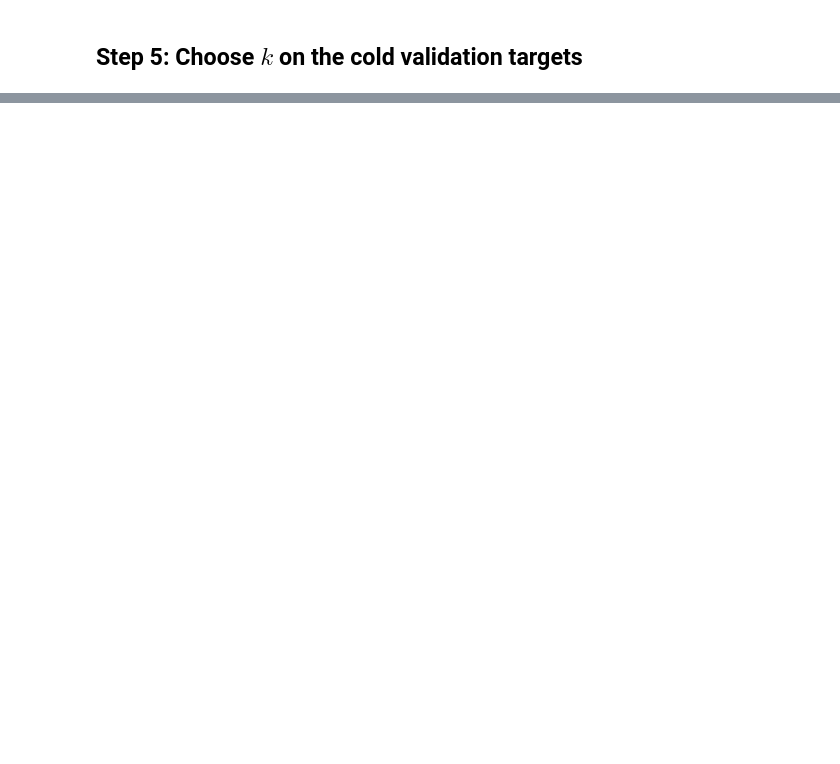
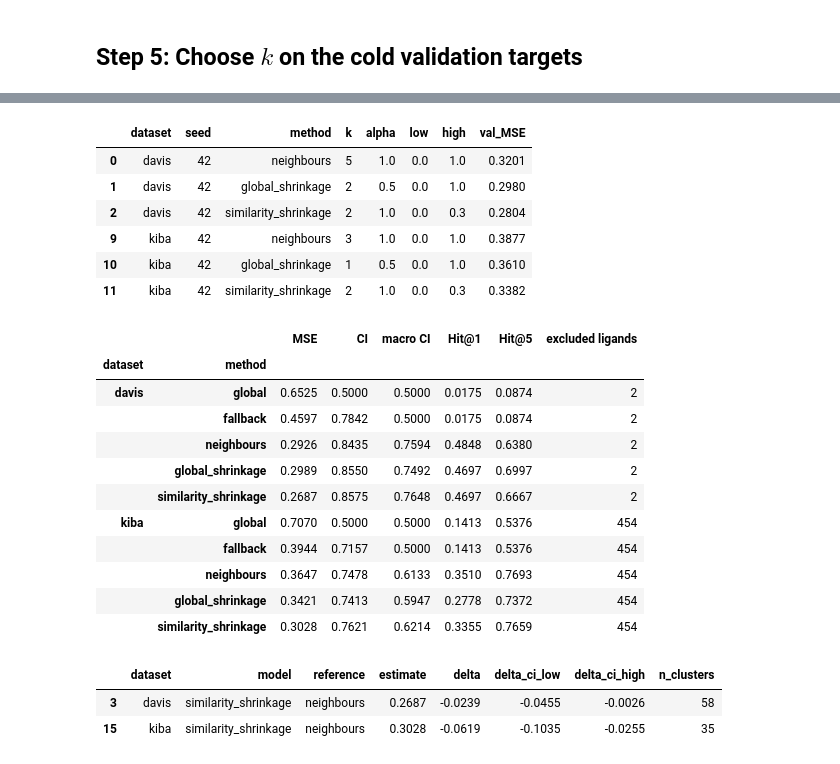
Before and after one commit to thisisadison/Retrieval-and-Recommendation, a Jupyter notebook: SC4020_Project2/task3_cold_target.ipynb, the cells around one changed output, grey strips where cells are left out. Drawn from its saved outputs; the diff is of its cells as text; code cells hidden in the pictures; blank space fills up the shorter version.

```diff
--- a/SC4020_Project2/task3_cold_target.ipynb
+++ b/SC4020_Project2/task3_cold_target.ipynb
@@ -82,20 +70,10 @@ pd.DataFrame(rows).set_index("dataset")
 
 The similarity uses no binding scores, so there is no label leakage and it can be computed for any brand-new target
 # %%
-def kmer_set(seq, k=3):
-    return {seq[i:i + k] for i in range(len(seq) - k + 1)}
+from project2_cold import sequence_similarity, kmer_set
 
 def jaccard_similarity(name, k=3):
-    keys = targets[name].index
-    sets = [kmer_set(s, k) for s in targets[name]["sequence"]]
-    vocab = {frag: i for i, frag in enumerate(sorted(set().union(*sets)))}
-    B = np.zeros((len(sets), len(vocab)))                 # 1 if the target contains the fragment
-    for r, frags in enumerate(sets):
-        B[r, [vocab[f] for f in frags]] = 1
-    inter = B @ B.T                                       # |A_i intersect A_j|
-    size = B.sum(axis=1)
-    union = size[:, None] + size[None, :] - inter          # |A_i union A_j|
-    return pd.DataFrame(inter / union, index=keys, columns=keys)
+    return sequence_similarity(targets[name], k)
 
 MAIN = "Jaccard 3-mer"
 similarities = {name: {MAIN: jaccard_similarity(name)} for name in pairs}
@@ -304,0 +230,39 @@ rel_df.round(3)
+# %%
+COLD_RESULTS = Path("results/cold")
+required = ["selected_parameters.csv", "test_metrics.csv", "paired_bootstrap.csv"]
+if all((COLD_RESULTS / name).exists() for name in required):
+    tuned = pd.read_csv(COLD_RESULTS / "selected_parameters.csv")
+    extended = pd.read_csv(COLD_RESULTS / "test_metrics.csv")
+    intervals = pd.read_csv(COLD_RESULTS / "paired_bootstrap.csv")
+    display(tuned[tuned["seed"] == SEED].round(4))
+    display(extended[extended["seed"] == SEED].set_index(["dataset", "method"])[
+        ["MSE", "CI", "macro CI", "Hit@1", "Hit@5", "excluded ligands"]].round(4))
+    display(intervals[(intervals["seed"] == SEED) &
+                      (intervals["cluster"] == "target_key") &
+                      (intervals["model"] == "similarity_shrinkage")][
+        ["dataset", "model", "reference", "estimate", "delta", "delta_ci_low", "delta_ci_high", "n_clusters"]].round(4))
+else:
+    print("Extended experiments have not been generated. Run: python project2_cold.py")
+# %% [output]
+|  | dataset | seed | method | k | alpha | low | high | val_MSE |
+| 0 | davis | 42 | neighbours | 5 | 1.0 | 0.0 | 1.0 | 0.3201 |
+| 1 | davis | 42 | global_shrinkage | 2 | 0.5 | 0.0 | 1.0 | 0.2980 |
+| 2 | davis | 42 | similarity_shrinkage | 2 | 1.0 | 0.0 | 0.3 | 0.2804 |
+| 9 | kiba | 42 | neighbours | 3 | 1.0 | 0.0 | 1.0 | 0.3877 |
+| 10 | kiba | 42 | global_shrinkage | 1 | 0.5 | 0.0 | 1.0 | 0.3610 |
+| 11 | kiba | 42 | similarity_shrinkage | 2 | 1.0 | 0.0 | 0.3 | 0.3382 |
+|  |  | MSE | CI | macro CI | Hit@1 | Hit@5 | excluded ligands |
+| dataset | method |  |  |  |  |  |  |
+| davis | global | 0.6525 | 0.5000 | 0.5000 | 0.0175 | 0.0874 | 2 |
+|  | fallback | 0.4597 | 0.7842 | 0.5000 | 0.0175 | 0.0874 | 2 |
+|  | neighbours | 0.2926 | 0.8435 | 0.7594 | 0.4848 | 0.6380 | 2 |
+|  | global_shrinkage | 0.2989 | 0.8550 | 0.7492 | 0.4697 | 0.6997 | 2 |
+|  | similarity_shrinkage | 0.2687 | 0.8575 | 0.7648 | 0.4697 | 0.6667 | 2 |
+| kiba | global | 0.7070 | 0.5000 | 0.5000 | 0.1413 | 0.5376 | 454 |
+|  | fallback | 0.3944 | 0.7157 | 0.5000 | 0.1413 | 0.5376 | 454 |
+|  | neighbours | 0.3647 | 0.7478 | 0.6133 | 0.3510 | 0.7693 | 454 |
+|  | global_shrinkage | 0.3421 | 0.7413 | 0.5947 | 0.2778 | 0.7372 | 454 |
+|  | similarity_shrinkage | 0.3028 | 0.7621 | 0.6214 | 0.3355 | 0.7659 | 454 |
+|  | dataset | model | reference | estimate | delta | delta_ci_low | delta_ci_high | n_clusters |
+| 3 | davis | similarity_shrinkage | neighbours | 0.2687 | -0.0239 | -0.0455 | -0.0026 | 58 |
+| 15 | kiba | similarity_shrinkage | neighbours | 0.3028 | -0.0619 | -0.1035 | -0.0255 | 35 |
```
Also changed, not shown: parts of 16 cells of this notebook, 29 other files.
